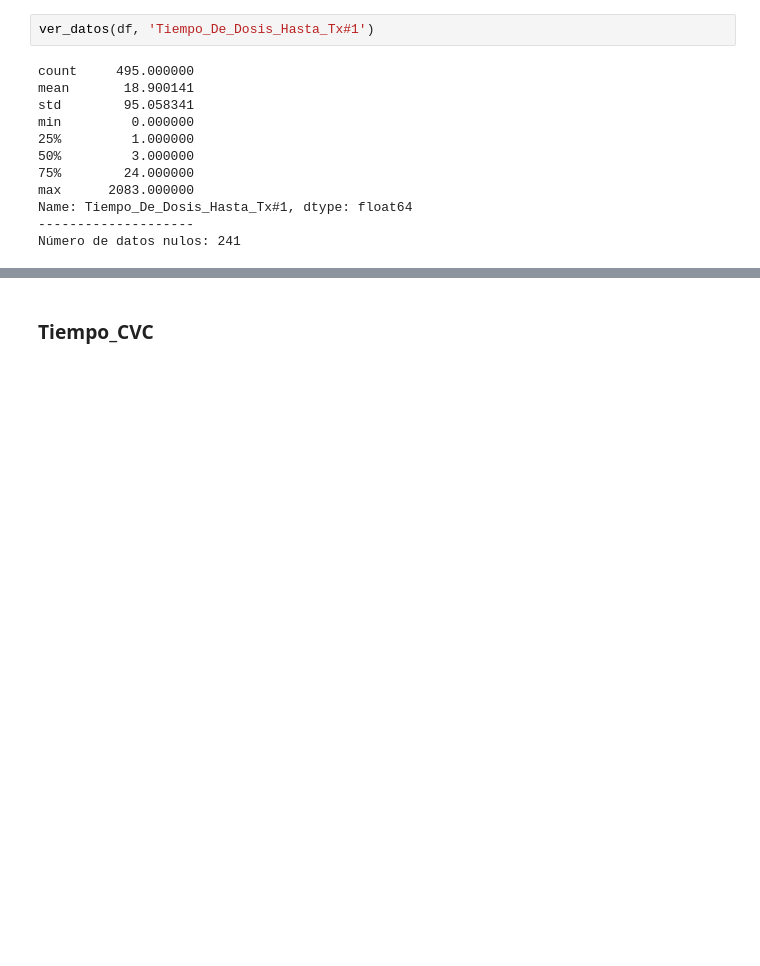
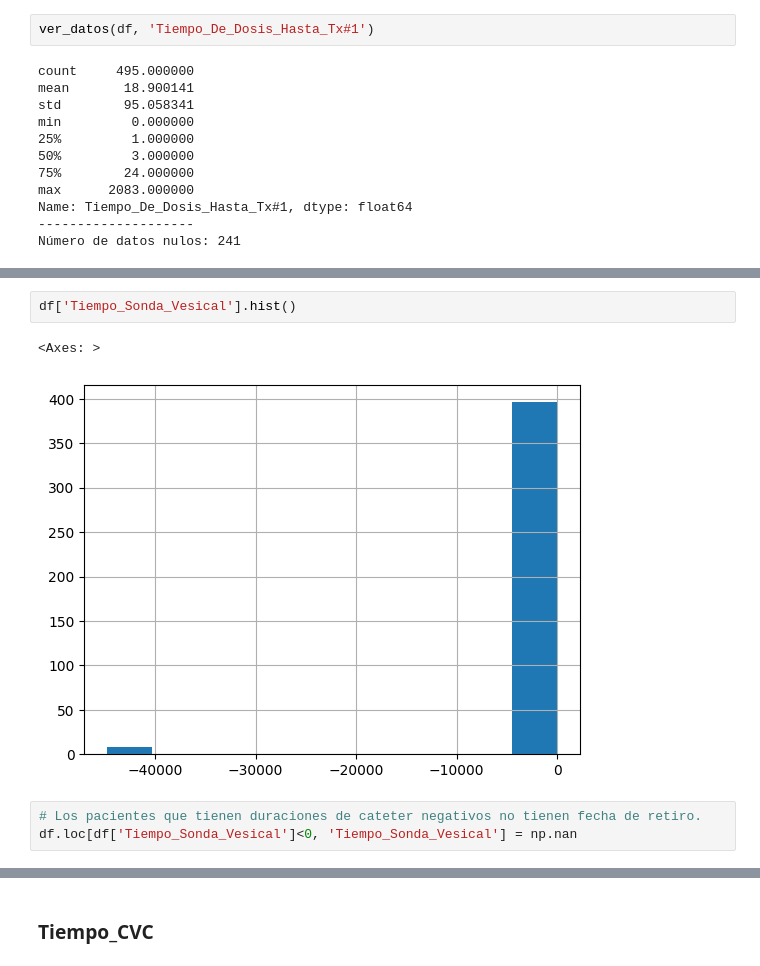
Before and after one commit to Traintain/MINE4101-202520-Proyecto-Transplantes-Hepaticos, a Jupyter notebook: Limpieza inicial de datos consolidado.ipynb, the cells around one changed output, grey strips where cells are left out. Cells and saved outputs as stored; diff of their text form; blank space fills up the shorter version.

```diff
--- a/Limpieza inicial de datos consolidado.ipynb
+++ b/Limpieza inicial de datos consolidado.ipynb
@@ -2356,0 +2371,8 @@ Número de datos nulos: 241
+# %%
+df['Tiempo_Sonda_Vesical'].hist()
+# %% [output]
+<Axes: >
+[figure, added]
+# %%
+# Los pacientes que tienen duraciones de cateter negativos no tienen fecha de retiro.
+df.loc[df['Tiempo_Sonda_Vesical']<0, 'Tiempo_Sonda_Vesical'] = np.nan
```
Also changed, not shown: parts of 11 cells of this notebook.
